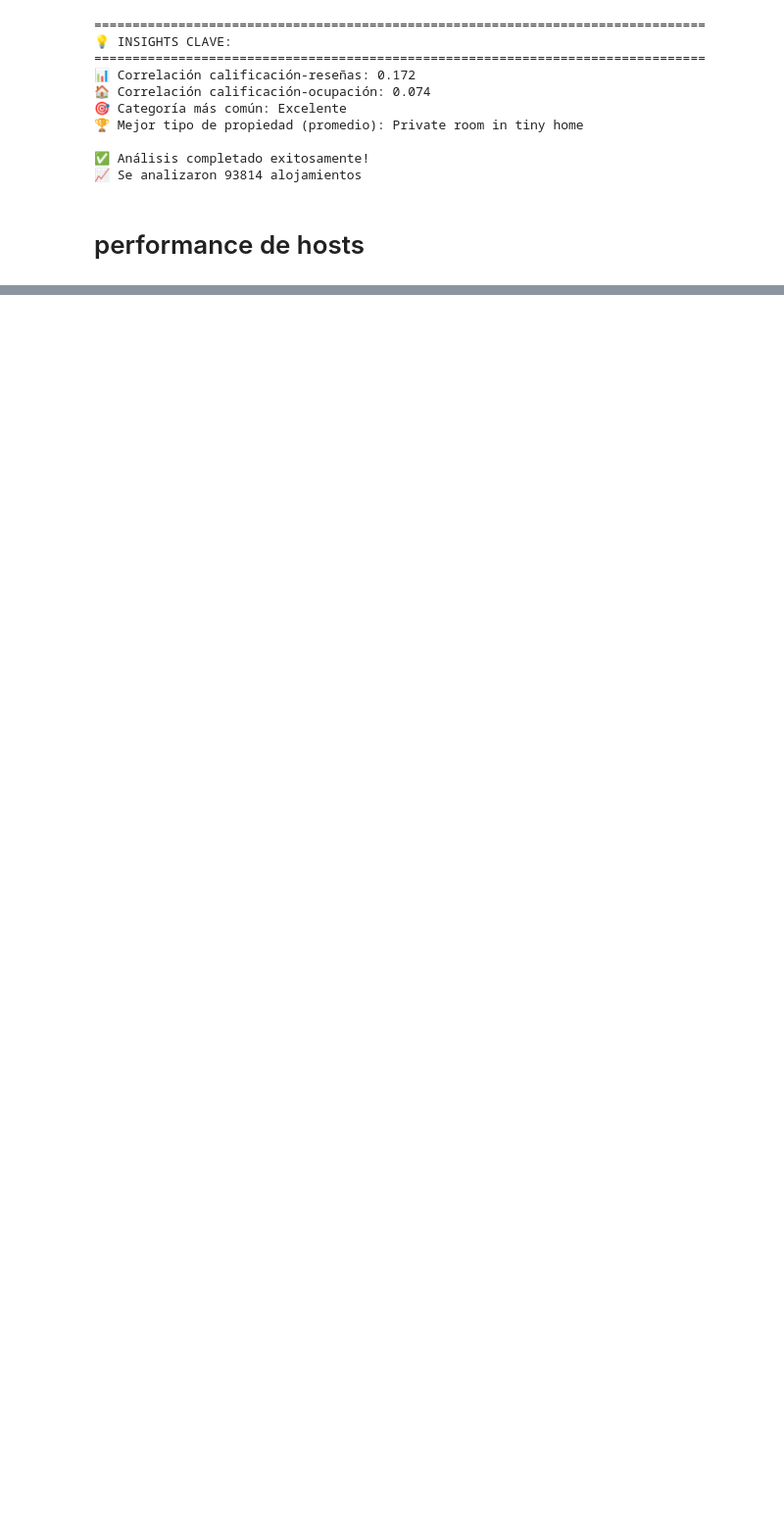
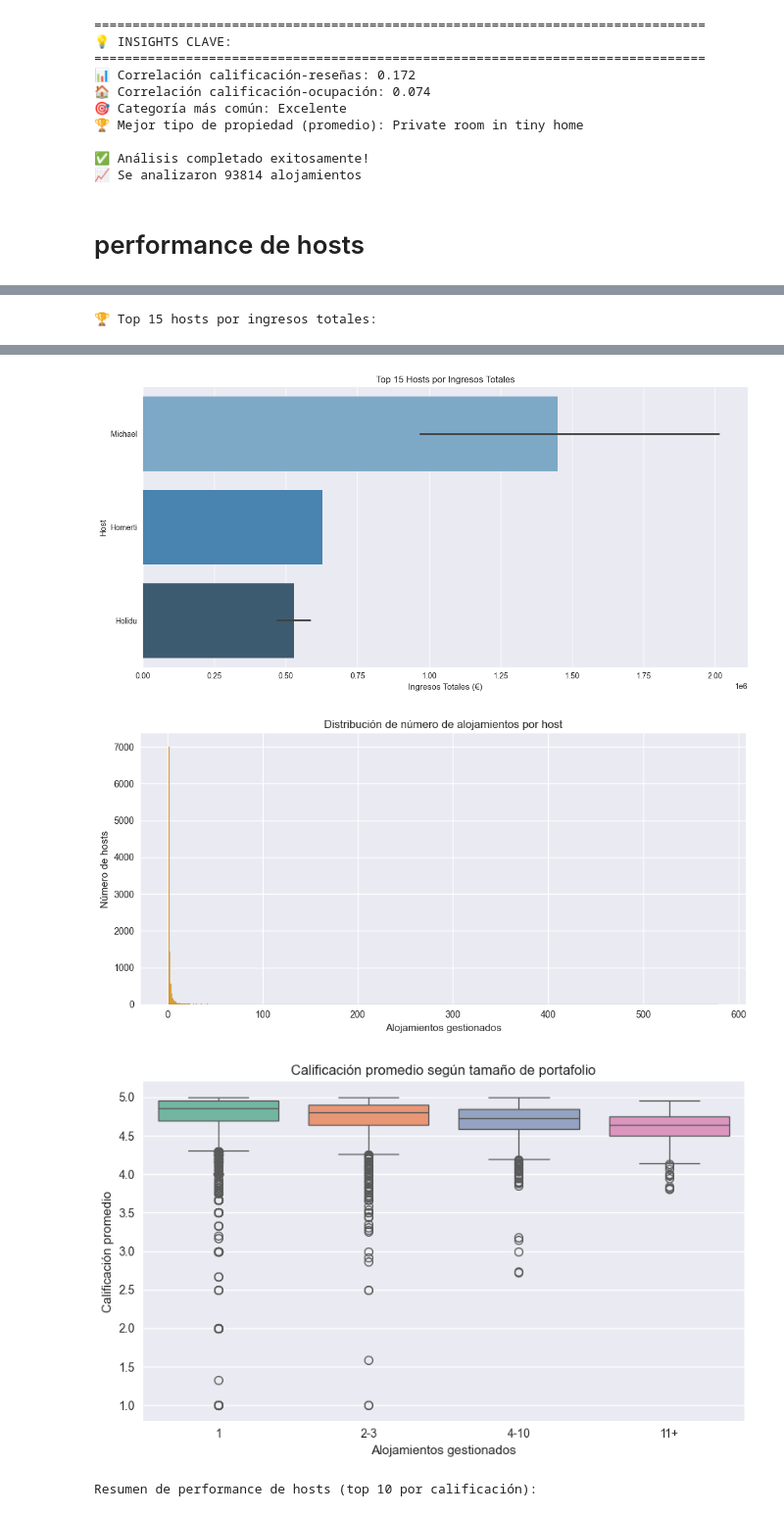
Before and after one commit to BelenP09/Plataforma-Airbnb, a Jupyter notebook: EDA_vm.ipynb, the cells around one changed output, grey strips where cells are left out. Shown at 98% size. Saved outputs shown, nothing was run; the diff lists cells and outputs as text; code cells hidden in the pictures; blank space fills up the shorter version.

```diff
--- a/EDA_vm.ipynb
+++ b/EDA_vm.ipynb
@@ -1427,0 +926,75 @@ TypeError: unsupported operand type(s) for /: 'str' and 'int'
+# %%
+# --- Análisis de performance de hosts ---
+
+# 1. Agrupar por host_id y calcular métricas clave
+host_perf = df_ult_por_listado.groupby(['host_id', 'host_name']).agg(
+    alojamientos=('listing_id', 'nunique'),
+    ingresos_totales=('price', 'sum'),
+    ingresos_promedio=('price', 'mean'),
+    calificacion_promedio=('review_scores_rating', 'mean'),
+    tasa_ocupacion_promedio=('noches_ocupadas', lambda x: (x.sum() / (len(x)*365))*100),
+    noches_ocupadas_totales=('noches_ocupadas', 'sum'),
+    noches_ocupadas_promedio=('noches_ocupadas', 'mean'),
+    total_reseñas=('number_of_reviews', 'sum')
+).reset_index()
+
+# 2. Ordenar por ingresos totales y mostrar top 15
+top_hosts = host_perf.sort_values('ingresos_totales', ascending=False).head(15)
+print("🏆 Top 15 hosts por ingresos totales:")
+display(top_hosts)
+
+
+plt.figure(figsize=(12,6))
+sns.barplot(
+    data=top_hosts,
+    x='ingresos_totales', y='host_name',
+    palette='Blues_d'
+)
+plt.title('Top 15 Hosts por Ingresos Totales')
+plt.xlabel('Ingresos Totales (€)')
+plt.ylabel('Host')
+plt.tight_layout()
+plt.show()
+
+# 4. Distribución de alojamientos por host
+plt.figure(figsize=(10,5))
+sns.histplot(host_perf['alojamientos'], bins=range(1, host_perf['alojamientos'].max()+2), kde=False, color='orange')
+plt.title('Distribución de número de alojamientos por host')
+plt.xlabel('Alojamientos gestionados')
+plt.ylabel('Número de hosts')
+plt.tight_layout()
+plt.show()
+
+# 5. Boxplot de calificación promedio por tamaño de portafolio
+host_perf['grupo_alojamientos'] = pd.cut(host_perf['alojamientos'], bins=[0,1,3,10,100], labels=['1','2-3','4-10','11+'])
+plt.figure(figsize=(8,5))
+sns.boxplot(data=host_perf, x='grupo_alojamientos', y='calificacion_promedio', palette='Set2')
+plt.title('Calificación promedio según tamaño de portafolio')
+plt.xlabel('Alojamientos gestionados')
+plt.ylabel('Calificación promedio')
+plt.tight_layout()
+plt.show()
+
+# 6. Tabla resumen de performance
+cols = ['host_name', 'alojamientos', 'ingresos_totales', 'calificacion_promedio', 'tasa_ocupacion_promedio', 'total_reseñas']
+print("Resumen de performance de hosts (top 10 por calificación):")
+display(host_perf.sort_values('calificacion_promedio', ascending=False)[cols].head(10))
+
+# 7. Insights rápidos
+print(f"\n🔎 Total de hosts analizados: {host_perf.shape[0]}")
+print(f"🏠 Promedio de alojamientos por host: {host_perf['alojamientos'].mean():.2f}")
+print(f"💶 Ingresos promedio por host: {host_perf['ingresos_totales'].mean():.2f} €")
+print(f"⭐ Calificación promedio de hosts: {host_perf['calificacion_promedio'].mean():.2f}")
+
+# 8. (Opcional) Distribución de tipos de propiedad por host top
+top_host_id = top_hosts.iloc[0]['host_id']
+df_top_host = df_ult_por_listado[df_ult_por_listado['host_id'] == top_host_id]
+plt.figure(figsize=(7,4))
+sns.countplot(data=df_top_host, y='property_type', order=df_top_host['property_type'].value_counts().index, palette='viridis')
+plt.title(f"Tipos de propiedad gestionados por {top_hosts.iloc[0]['host_name']}")
+plt.xlabel('Cantidad')
+plt.ylabel('Tipo de propiedad')
+plt.tight_layout()
+plt.show()
+# %% [output]
+🏆 Top 15 hosts por ingresos totales:
@@ -1427,0 +1017,4 @@ TypeError: unsupported operand type(s) for /: 'str' and 'int'
+[figure, added]
+[figure, added]
+[figure, added]
+Resumen de performance de hosts (top 10 por calificación):
```
Also changed, not shown: parts of 8 cells of this notebook.
